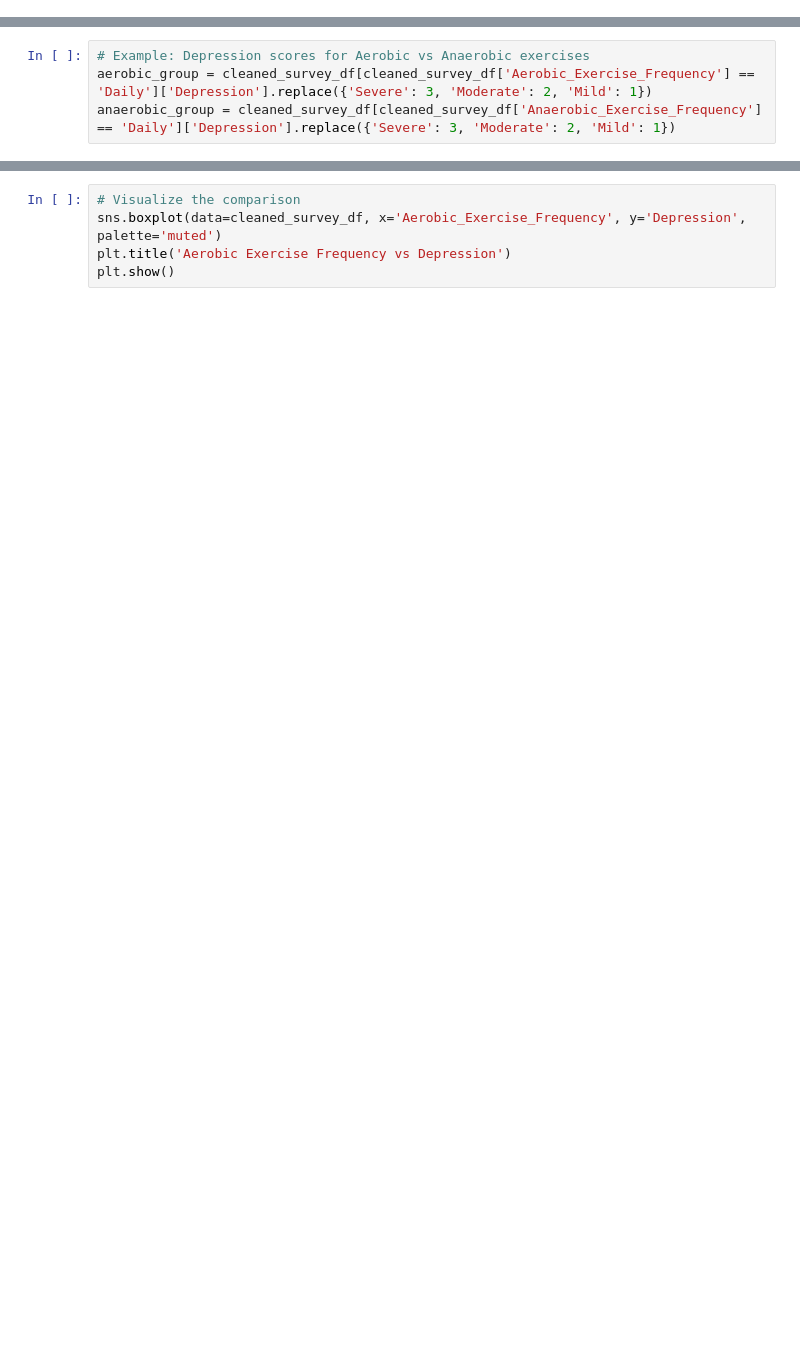
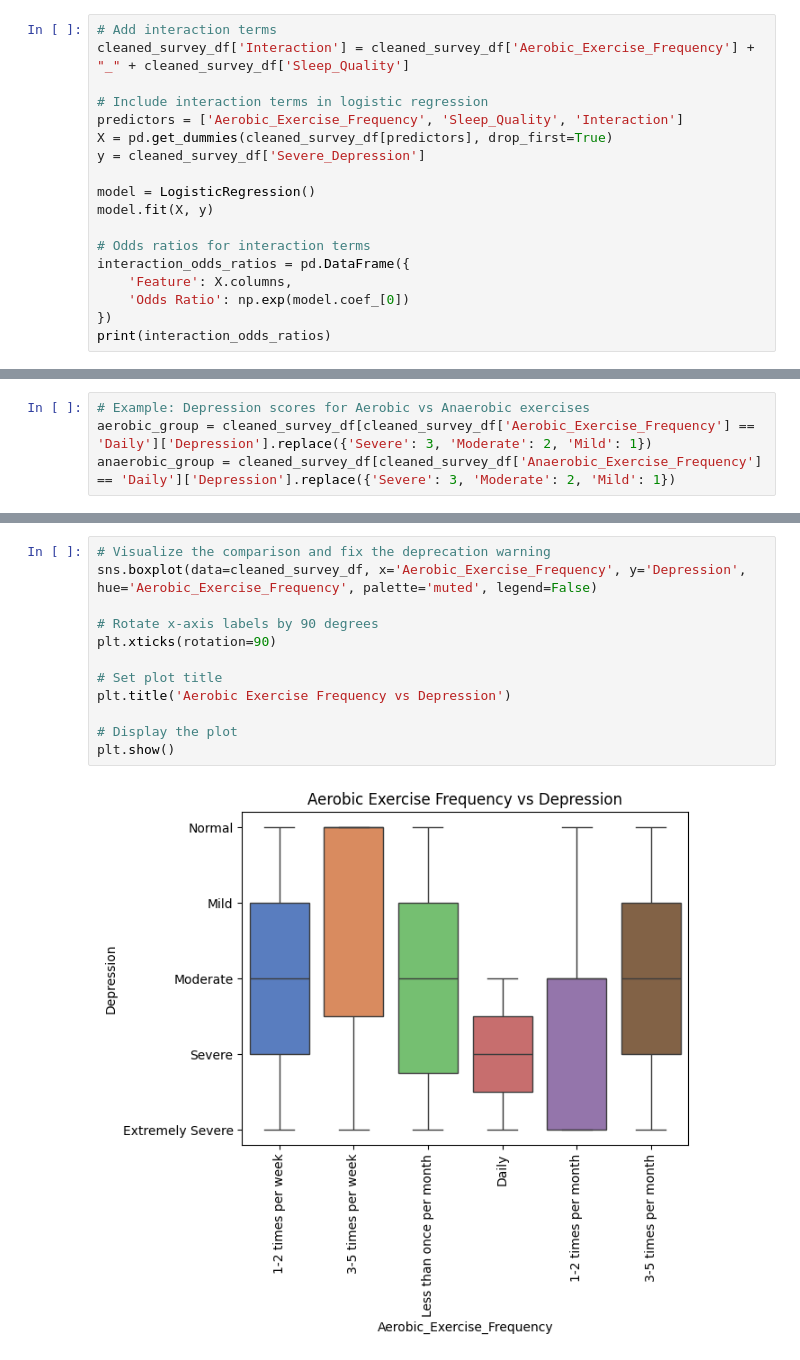
Before and after one commit to Aaron2k02/physical-activity-mental-health-research, a Jupyter notebook: notebook/02_data_analysis.ipynb, the cells around one changed output, grey strips where cells are left out. Cells and saved outputs as stored; diff of their text form; blank space fills up the shorter version.

Commit message:
data analysis commit

```diff
--- a/notebook/02_data_analysis.ipynb
+++ b/notebook/02_data_analysis.ipynb
@@ -299,0 +534,18 @@ plt.show()
+# %%
+# Add interaction terms
+cleaned_survey_df['Interaction'] = cleaned_survey_df['Aerobic_Exercise_Frequency'] + "_" + cleaned_survey_df['Sleep_Quality']
+
+# Include interaction terms in logistic regression
+predictors = ['Aerobic_Exercise_Frequency', 'Sleep_Quality', 'Interaction']
+X = pd.get_dummies(cleaned_survey_df[predictors], drop_first=True)
+y = cleaned_survey_df['Severe_Depression']
+
+model = LogisticRegression()
+model.fit(X, y)
+
+# Odds ratios for interaction terms
+interaction_odds_ratios = pd.DataFrame({
+    'Feature': X.columns,
+    'Odds Ratio': np.exp(model.coef_[0])
+})
+print(interaction_odds_ratios)
@@ -322,6 +628,15 @@ print(f"Cohen's d: {cohen_d}")
 # %%
-# Visualize the comparison
-sns.boxplot(data=cleaned_survey_df, x='Aerobic_Exercise_Frequency', y='Depression', palette='muted')
+# Visualize the comparison and fix the deprecation warning
+sns.boxplot(data=cleaned_survey_df, x='Aerobic_Exercise_Frequency', y='Depression', hue='Aerobic_Exercise_Frequency', palette='muted', legend=False)
+
+# Rotate x-axis labels by 90 degrees
+plt.xticks(rotation=90)
+
+# Set plot title
 plt.title('Aerobic Exercise Frequency vs Depression')
+
+# Display the plot
 plt.show()
+# %% [output]
+[figure, added]
 # %%
```
Also changed, not shown: parts of 34 cells of this notebook, 2 other files.
